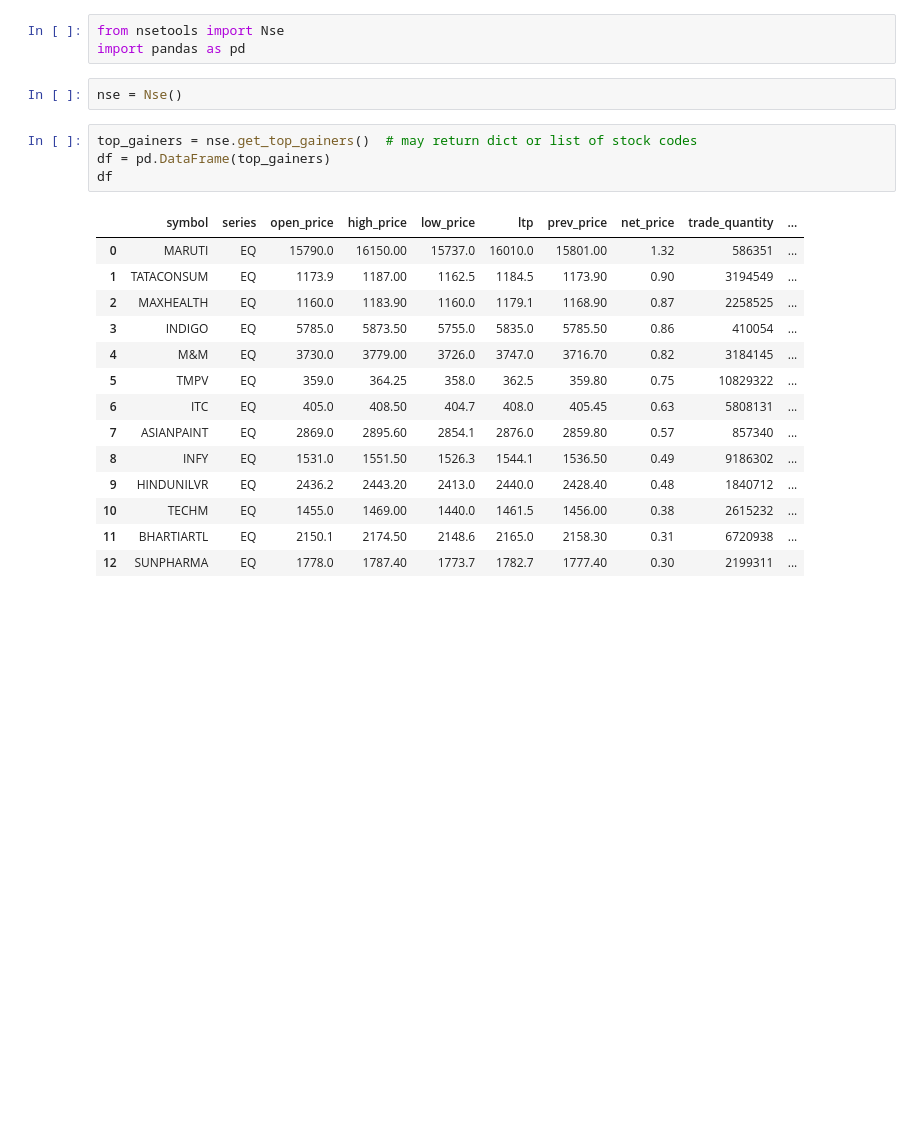
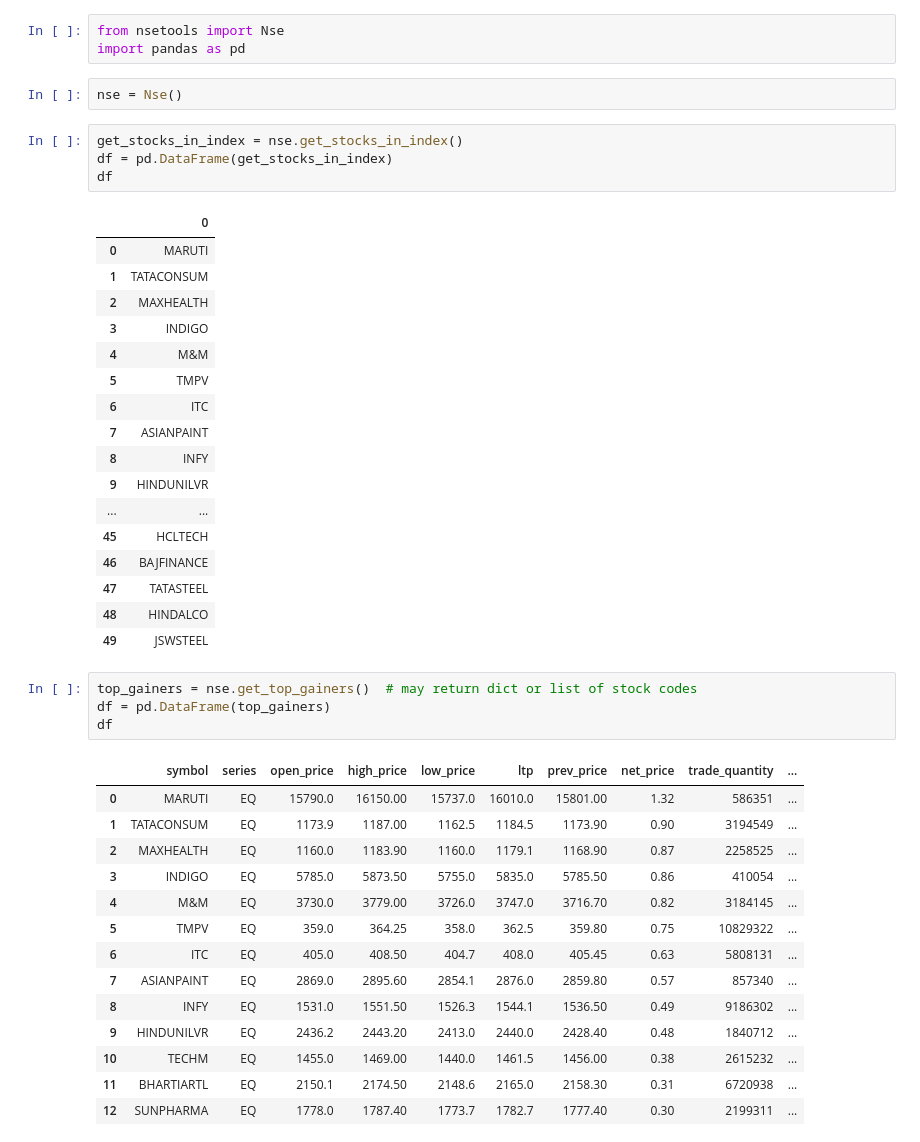
Before and after one commit to Ramesh-Bojanapu-1011/stocks_recomend, a Jupyter notebook: get_stocke.ipynb, the cells around one changed output. Drawn from its saved outputs; the diff is of its cells as text; blank space fills up the shorter version.

```diff
--- a/get_stocke.ipynb
+++ b/get_stocke.ipynb
@@ -3,6 +3,28 @@ from nsetools import Nse
 import pandas as pd
 # %%
 nse = Nse()
+# %%
+get_stocks_in_index = nse.get_stocks_in_index()
+df = pd.DataFrame(get_stocks_in_index)
+df
+# %% [output]
+|  | 0 |
+| 0 | MARUTI |
+| 1 | TATACONSUM |
+| 2 | MAXHEALTH |
+| 3 | INDIGO |
+| 4 | M&M |
+| 5 | TMPV |
+| 6 | ITC |
+| 7 | ASIANPAINT |
+| 8 | INFY |
+| 9 | HINDUNILVR |
+| ... | ... |
+| 45 | HCLTECH |
+| 46 | BAJFINANCE |
+| 47 | TATASTEEL |
+| 48 | HINDALCO |
+| 49 | JSWSTEEL |
 # %%
 top_gainers = nse.get_top_gainers()  # may return dict or list of stock codes
 df = pd.DataFrame(top_gainers)
```
Also changed, not shown: parts of 5 cells of this notebook.
